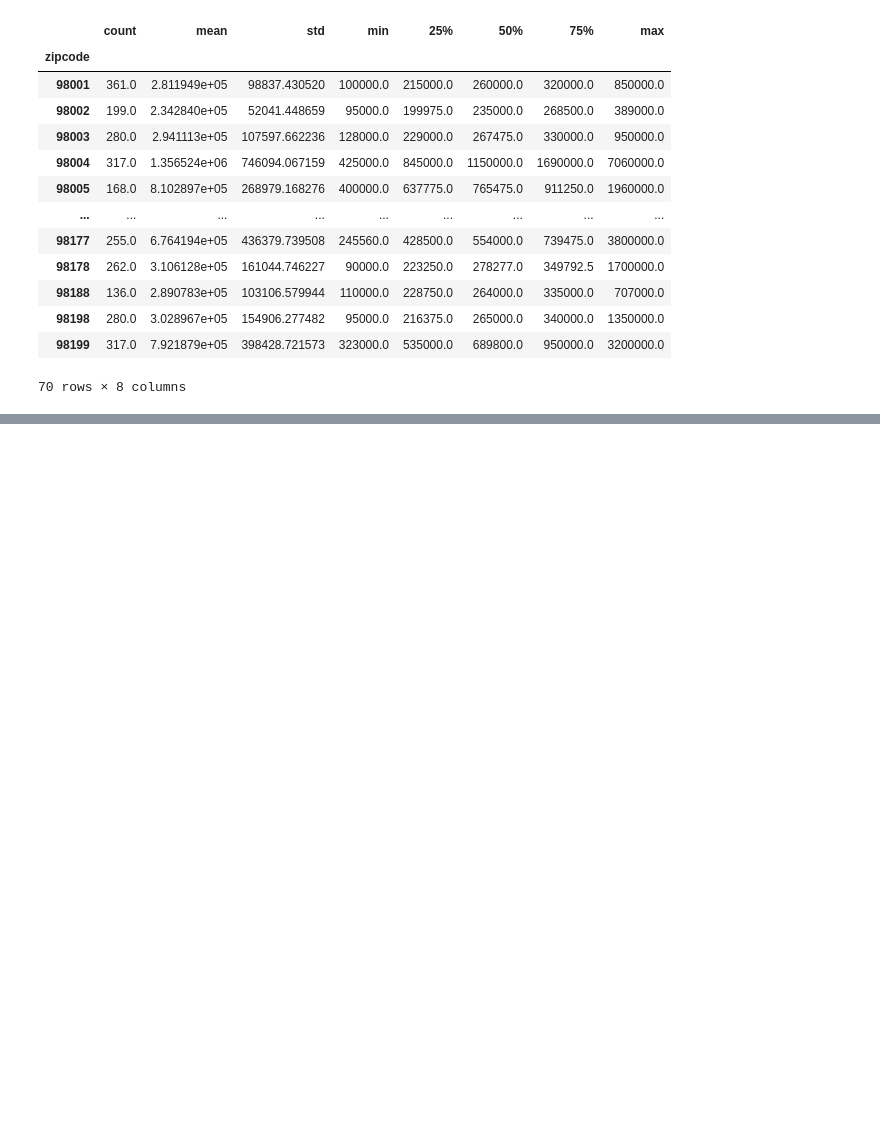
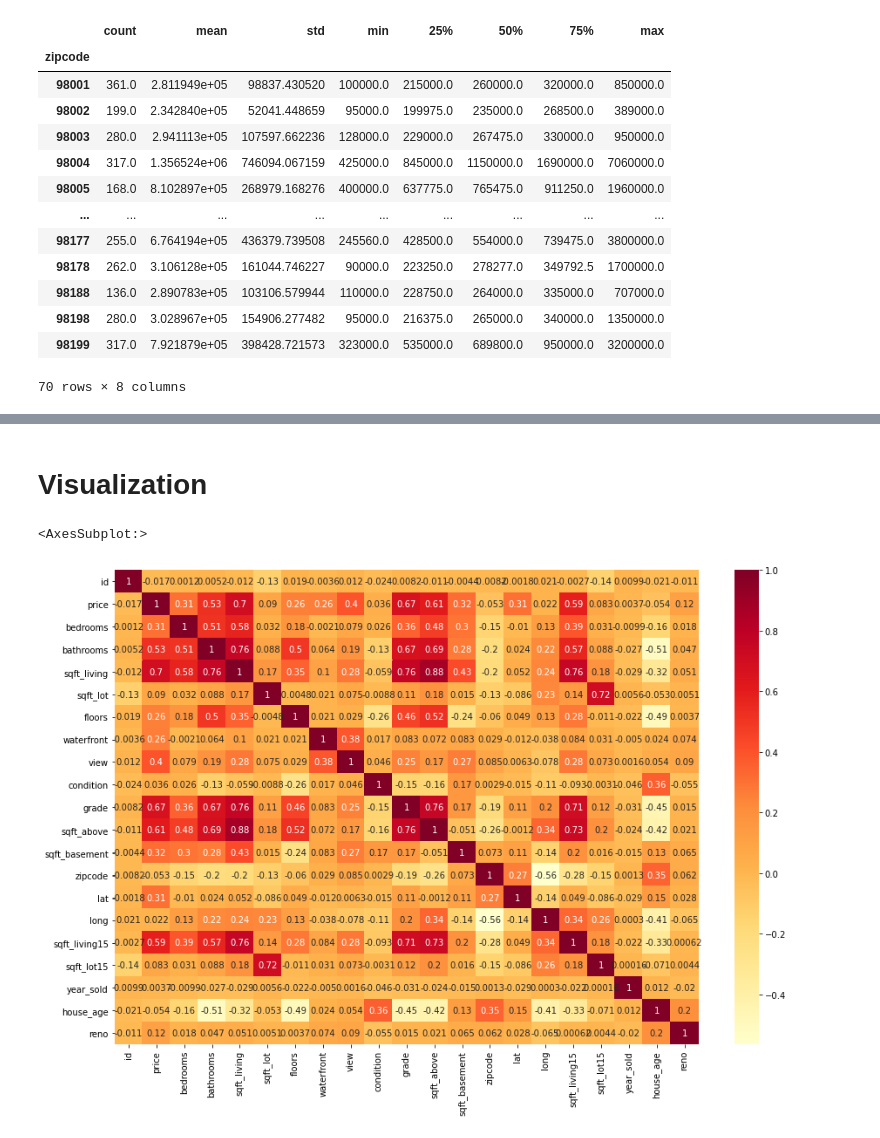
Before and after one commit to GeorgeFerre/phase_2_project_vac_pandas, a Jupyter notebook: Cleaning.ipynb, the cells around one changed output, grey strips where cells are left out. Saved outputs shown, nothing was run; the diff lists cells and outputs as text; code cells hidden in the pictures; blank space fills up the shorter version.

Commit message:
finished cleaning, look for a way to deal with outliers

```diff
--- a/Cleaning.ipynb
+++ b/Cleaning.ipynb
@@ -200,5 +194,5 @@ Name: sqft_basement, Length: 304, dtype: int64
 # %%
-cleaning_df['sqft_basement'].replace('?', 0.0,inplace=True)
+cleaning_df['sqft_basement'].replace('?', '0.0',inplace=True)
 # %%
 cleaning_df['sqft_basement'].value_counts()
 # %% [output]
@@ -238,0 +245,14 @@ memory usage: 3.5 MB
+# %%
+cleaning_df.price = cleaning_df.price.astype(np.int64)
+# %% [markdown]
+# Visualization
+# %%
+import seaborn as sns
+
+corr = cleaning_df.corr()
+
+fig, ax = plt.subplots(figsize=(15,10))
+sns.heatmap(corr, cmap='YlOrRd', annot=True)
+# %% [output]
+<AxesSubplot:>
+[figure, added]
```
Also changed, not shown: parts of 10 cells of this notebook.
